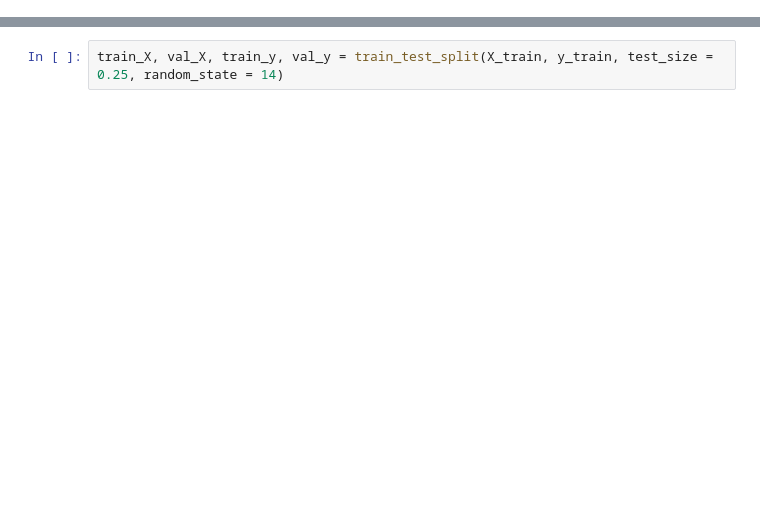
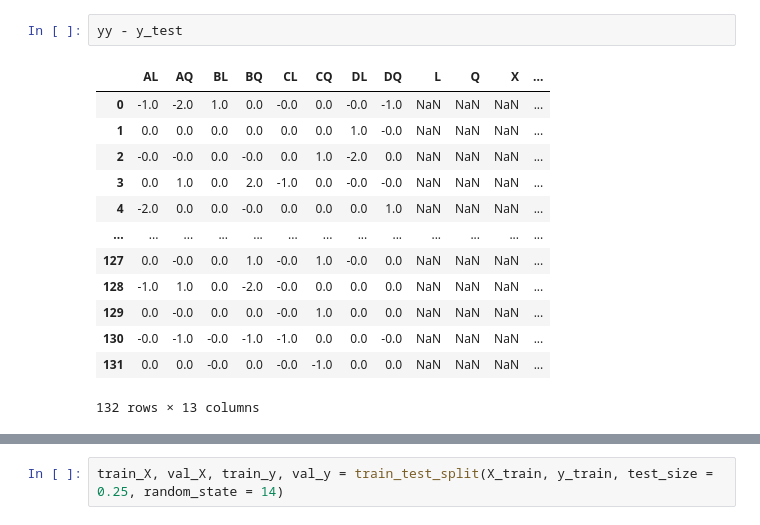
Before and after one commit to maks-tabu/dus_mm, a Jupyter notebook: dus_ml.ipynb, the cells around one changed output, grey strips where cells are left out. Cells and saved outputs as stored; diff of their text form; blank space fills up the shorter version.

```diff
--- a/dus_ml.ipynb
+++ b/dus_ml.ipynb
@@ -223,0 +181,16 @@ Length: 258, dtype: float64
+# %%
+yy - y_test
+# %% [output]
+|  | AL | AQ | BL | BQ | CL | CQ | DL | DQ | L | Q | X | ... |
+| 0 | -1.0 | -2.0 | 1.0 | 0.0 | -0.0 | 0.0 | -0.0 | -1.0 | NaN | NaN | NaN | ... |
+| 1 | 0.0 | 0.0 | 0.0 | 0.0 | 0.0 | 0.0 | 1.0 | -0.0 | NaN | NaN | NaN | ... |
+| 2 | -0.0 | -0.0 | 0.0 | -0.0 | 0.0 | 1.0 | -2.0 | 0.0 | NaN | NaN | NaN | ... |
+| 3 | 0.0 | 1.0 | 0.0 | 2.0 | -1.0 | 0.0 | -0.0 | -0.0 | NaN | NaN | NaN | ... |
+| 4 | -2.0 | 0.0 | 0.0 | -0.0 | 0.0 | 0.0 | 0.0 | 1.0 | NaN | NaN | NaN | ... |
+| ... | ... | ... | ... | ... | ... | ... | ... | ... | ... | ... | ... | ... |
+| 127 | 0.0 | -0.0 | 0.0 | 1.0 | -0.0 | 1.0 | -0.0 | 0.0 | NaN | NaN | NaN | ... |
+| 128 | -1.0 | 1.0 | 0.0 | -2.0 | -0.0 | 0.0 | 0.0 | 0.0 | NaN | NaN | NaN | ... |
+| 129 | 0.0 | -0.0 | 0.0 | 0.0 | -0.0 | 1.0 | 0.0 | 0.0 | NaN | NaN | NaN | ... |
+| 130 | -0.0 | -1.0 | -0.0 | -1.0 | -1.0 | 0.0 | 0.0 | -0.0 | NaN | NaN | NaN | ... |
+| 131 | 0.0 | 0.0 | -0.0 | 0.0 | -0.0 | -1.0 | 0.0 | 0.0 | NaN | NaN | NaN | ... |
+132 rows × 13 columns
```
Also changed, not shown: parts of 56 cells of this notebook, 2 other files.
